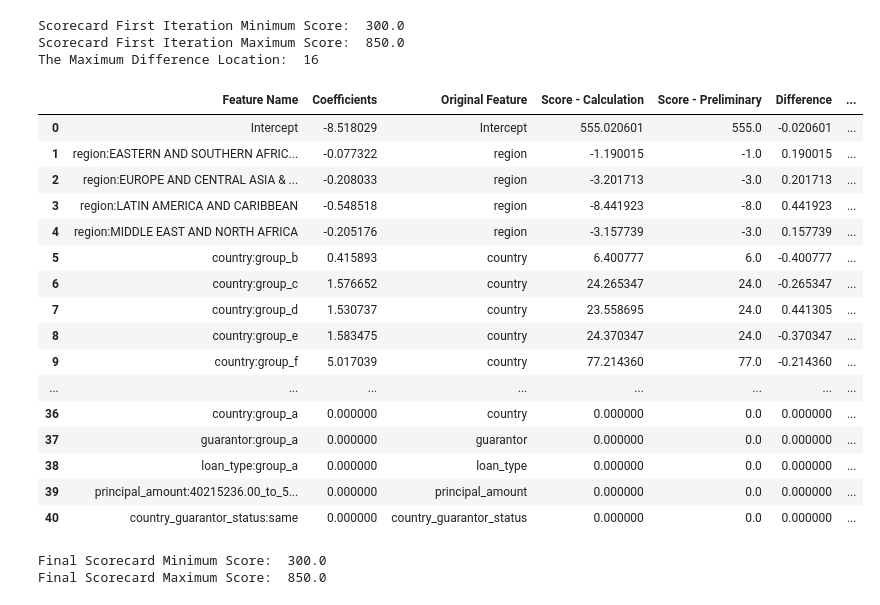
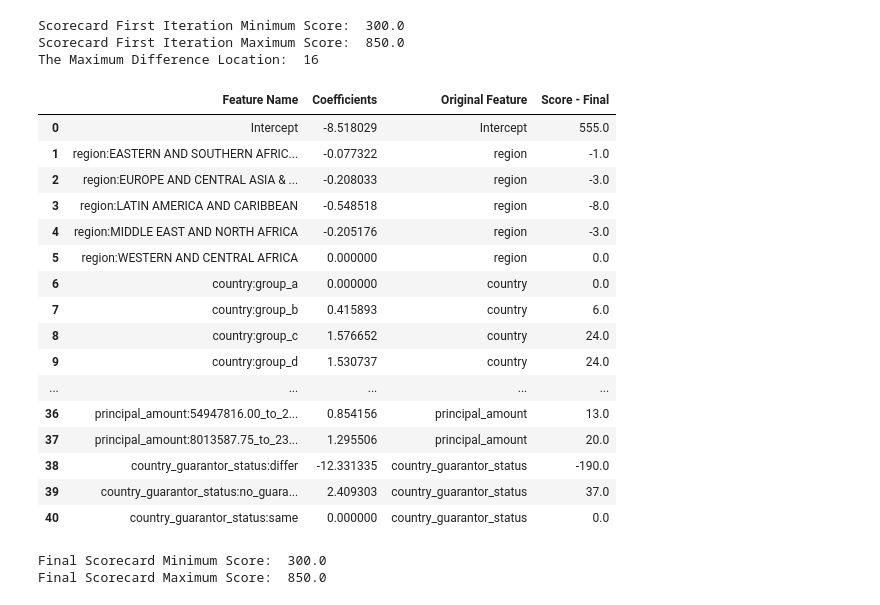
Before and after one commit to hardefarogonondo/IBRD-credit-scorecard-predictive-engine, a Jupyter notebook: notebooks/4_model_training_and_evaluation/model_training_and_evaluation.ipynb, the cells around one changed output. Cells and saved outputs as stored; diff of their text form; code cells hidden in the pictures.

Commit message:
Finished model training notebook updated

```diff
--- a/notebooks/4_model_training_and_evaluation/model_training_and_evaluation.ipynb
+++ b/notebooks/4_model_training_and_evaluation/model_training_and_evaluation.ipynb
@@ -235,3 +235,6 @@ def tuned_model_finder(models_list_tuned, tuning_method):
 # %%
 X_train_ori = X_train.copy()
 X_test_ori = X_test.copy()
+# %%
+original_feature_name = X_train.columns.tolist()
+original_feature_name
@@ -436,10 +457,11 @@ plot_learning_curve(baseline_best_model, "Learning Curves (Baseline Best Model)"
 ### IV.F.1. Bayesian Search Cross Validation
 # %%
 logistic_regression_hyperparams = {
-    "C": (1e-5, 1e+5, 'log-uniform'),
-    "fit_intercept": [True, False],
-    "solver": ['liblinear', 'saga'],
-    "penalty": ['l1', 'l2']
+    'penalty': ['l1', 'l2'],
+    'C': (1e-5, 1e+5, 'log-uniform'),
+    'fit_intercept': [True, False],
+    'class_weight': ['balanced', None],
+    'solver': ['liblinear', 'saga']
 }
 # %%
 logistic_regression_bayes_search = BayesSearchCV(
@@ -667,7 +699,7 @@ plt.show()
 # %% [markdown]
 ## V.A. Scorecard Table Creation
 # %%
-def create_scorecard_first_iteration(model, X_train, reference_categories, min_score = 300, max_score = 850):
+def create_scorecard_first_iteration(model, X_train, reference_categories, min_score = 0, max_score = 1000):
     feature_name = X_train.columns.tolist()
     summary_table = pd.DataFrame(columns = ["Feature Name"], data = feature_name)
     summary_table["Coefficients"] = np.transpose(model.coef_)
@@ -719,34 +751,41 @@ Scorecard First Iteration Minimum Score:  300.0
 Scorecard First Iteration Maximum Score:  850.0
 The Maximum Difference Location:  16
 # %%
-def create_final_scorecard(scorecard_df, max_difference_idx):
+def create_final_scorecard(scorecard_df, original_feature_name, max_difference_idx):
     scorecard_df["Score - Final"] = scorecard_df["Score - Preliminary"]
     # scorecard_df.loc[0, "Score - Final"] = scorecard_df.loc[0, "Score - Final"] - 1
     # scorecard_df.loc[max_difference_idx, "Score - Final"] = scorecard_df.loc[max_difference_idx, "Score - Final"] - 1
     min_sum_score_final = scorecard_df.groupby("Original Feature")["Score - Final"].min().sum()
     max_sum_score_final = scorecard_df.groupby("Original Feature")["Score - Final"].max().sum()
+    scorecard_df.drop(["Score - Calculation", "Score - Preliminary", "Difference"], axis = 1, inplace = True)
+    intercept_row = scorecard_df[scorecard_df["Feature Name"] == "Intercept"]
+    scorecard_df = scorecard_df[scorecard_df["Feature Name"] != "Intercept"]
+    scorecard_df.set_index("Feature Name", inplace = True)
+    scorecard_df = scorecard_df.loc[original_feature_name]
+    scorecard_df.reset_index(inplace = True)
+    scorecard_df = pd.concat([intercept_row, scorecard_df], ignore_index = True)
     return scorecard_df, min_sum_score_final, max_sum_score_final
 # %%
-final_scorecard, min_score_final, max_score_final = create_final_scorecard(scorecard_first_iteration, max_difference_idx)
+final_scorecard, min_score_final, max_score_final = create_final_scorecard(scorecard_first_iteration, original_feature_name, max_difference_idx)
 final_scorecard
 # %% [output]
-|  | Feature Name | Coefficients | Original Feature | Score - Calculation | Score - Preliminary | Difference | ... |
-| 0 | Intercept | -8.518029 | Intercept | 555.020601 | 555.0 | -0.020601 | ... |
-| 1 | region:EASTERN AND SOUTHERN AFRIC... | -0.077322 | region | -1.190015 | -1.0 | 0.190015 | ... |
-| 2 | region:EUROPE AND CENTRAL ASIA & ... | -0.208033 | region | -3.201713 | -3.0 | 0.201713 | ... |
-| 3 | region:LATIN AMERICA AND CARIBBEAN | -0.548518 | region | -8.441923 | -8.0 | 0.441923 | ... |
-| 4 | region:MIDDLE EAST AND NORTH AFRICA | -0.205176 | region | -3.157739 | -3.0 | 0.157739 | ... |
-| 5 | country:group_b | 0.415893 | country | 6.400777 | 6.0 | -0.400777 | ... |
-| 6 | country:group_c | 1.576652 | country | 24.265347 | 24.0 | -0.265347 | ... |
-| 7 | country:group_d | 1.530737 | country | 23.558695 | 24.0 | 0.441305 | ... |
-| 8 | country:group_e | 1.583475 | country | 24.370347 | 24.0 | -0.370347 | ... |
-| 9 | country:group_f | 5.017039 | country | 77.214360 | 77.0 | -0.214360 | ... |
-| ... | ... | ... | ... | ... | ... | ... | ... |
-| 36 | country:group_a | 0.000000 | country | 0.000000 | 0.0 | 0.000000 | ... |
-| 37 | guarantor:group_a | 0.000000 | guarantor | 0.000000 | 0.0 | 0.000000 | ... |
-| 38 | loan_type:group_a | 0.000000 | loan_type | 0.000000 | 0.0 | 0.000000 | ... |
-| 39 | principal_amount:40215236.00_to_5... | 0.000000 | principal_amount | 0.000000 | 0.0 | 0.000000 | ... |
-| 40 | country_guarantor_status:same | 0.000000 | country_guarantor_status | 0.000000 | 0.0 | 0.000000 | ... |
+|  | Feature Name | Coefficients | Original Feature | Score - Final |
+| 0 | Intercept | -8.518029 | Intercept | 555.0 |
+| 1 | region:EASTERN AND SOUTHERN AFRIC... | -0.077322 | region | -1.0 |
+| 2 | region:EUROPE AND CENTRAL ASIA & ... | -0.208033 | region | -3.0 |
+| 3 | region:LATIN AMERICA AND CARIBBEAN | -0.548518 | region | -8.0 |
+| 4 | region:MIDDLE EAST AND NORTH AFRICA | -0.205176 | region | -3.0 |
+| 5 | region:WESTERN AND CENTRAL AFRICA | 0.000000 | region | 0.0 |
+| 6 | country:group_a | 0.000000 | country | 0.0 |
+| 7 | country:group_b | 0.415893 | country | 6.0 |
+| 8 | country:group_c | 1.576652 | country | 24.0 |
+| 9 | country:group_d | 1.530737 | country | 24.0 |
+| ... | ... | ... | ... | ... |
+| 36 | principal_amount:54947816.00_to_2... | 0.854156 | principal_amount | 13.0 |
+| 37 | principal_amount:8013587.75_to_23... | 1.295506 | principal_amount | 20.0 |
+| 38 | country_guarantor_status:differ | -12.331335 | country_guarantor_status | -190.0 |
+| 39 | country_guarantor_status:no_guara... | 2.409303 | country_guarantor_status | 37.0 |
+| 40 | country_guarantor_status:same | 0.000000 | country_guarantor_status | 0.0 |
 # %%
 print("Final Scorecard Minimum Score: ", min_score_final)
 print("Final Scorecard Maximum Score: ", max_score_final)
```
Also changed, not shown: parts of 32 cells of this notebook.
